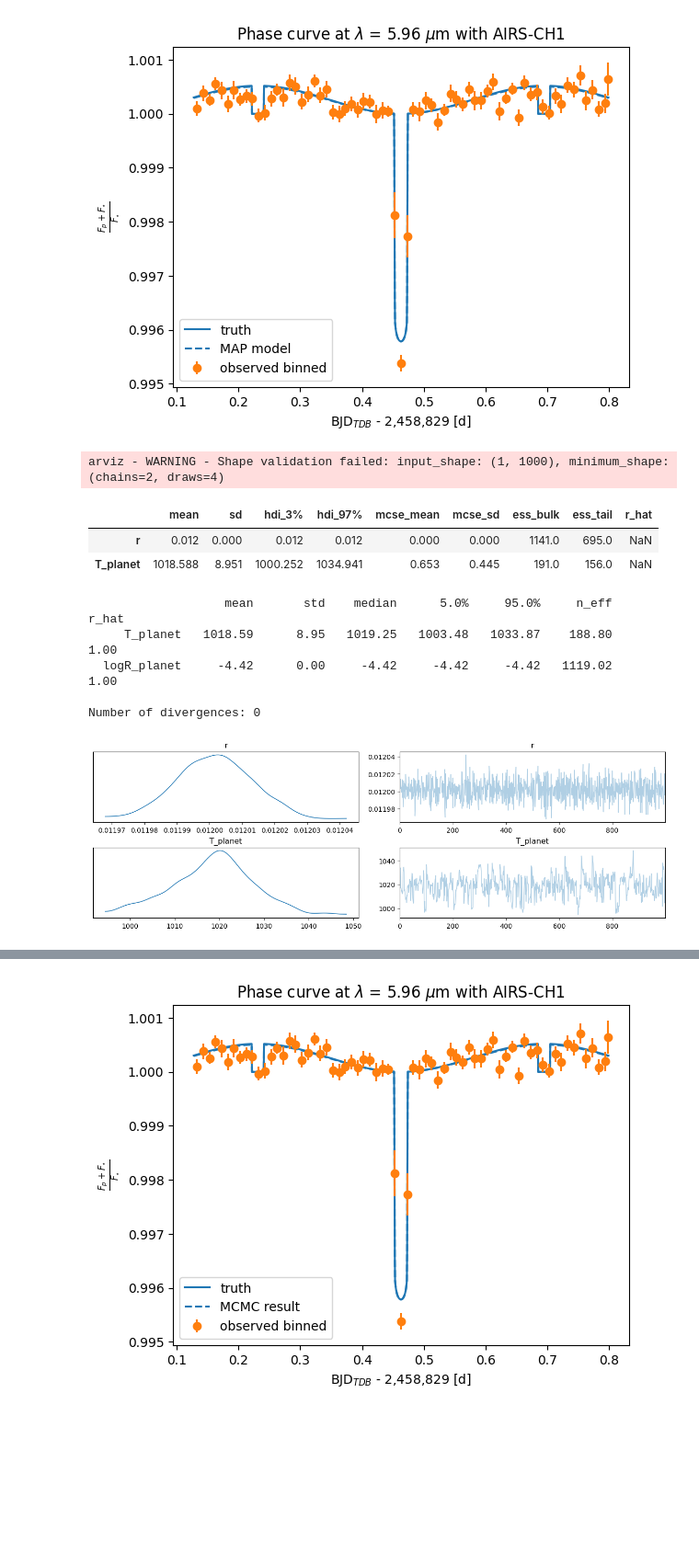
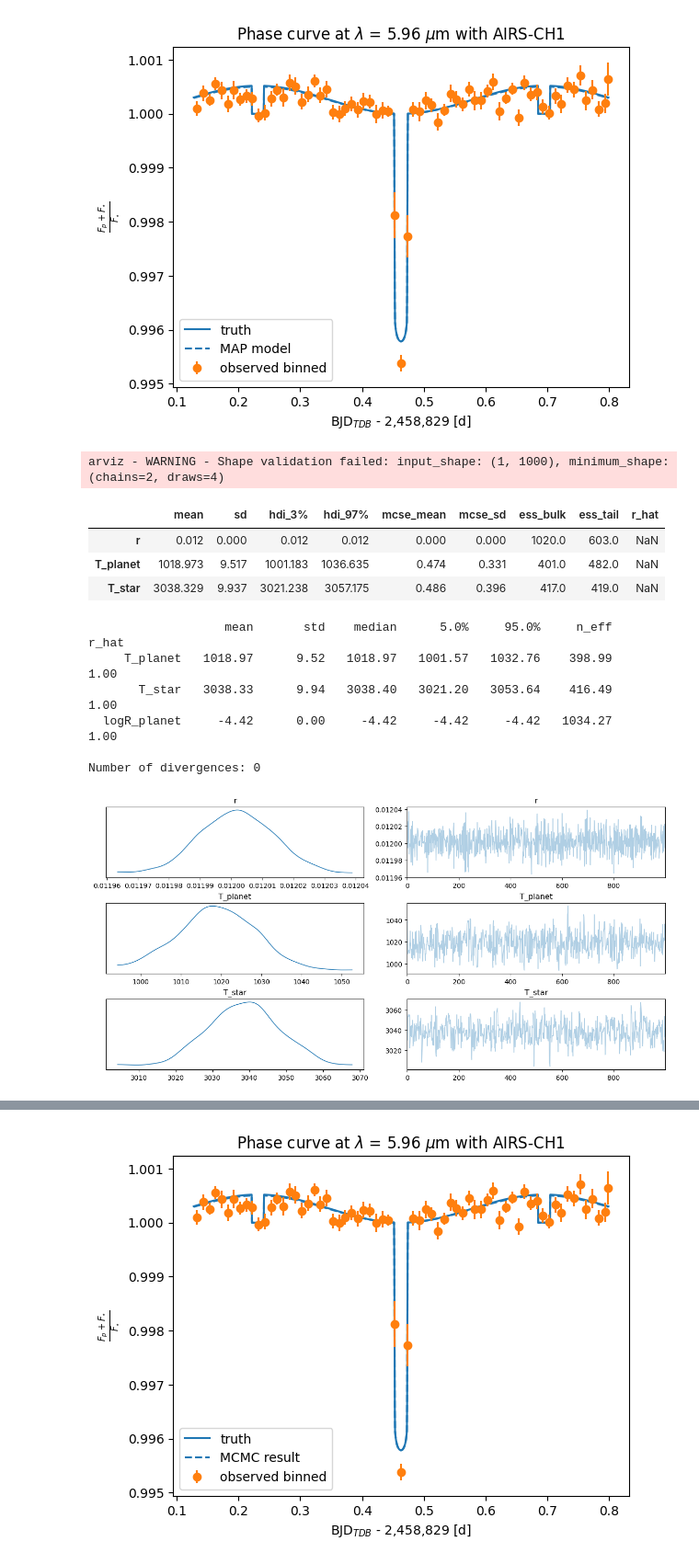
Before and after one commit to olwenrering/M2-LIU-Elsa, a Jupyter notebook: mcmc.ipynb, the cells around one changed output, grey strips where cells are left out. Shown at 92% size. Saved outputs shown, nothing was run; the diff lists cells and outputs as text; code cells hidden in the pictures; blank space fills up the shorter version.

Commit message:
added T_star as parameter

```diff
--- a/mcmc.ipynb
+++ b/mcmc.ipynb
@@ -308,10 +309,11 @@ R = df2['theta'][6]*R_star
 print(R)
 T_star = df2['theta'][1]
 T_planet = df2['theta'][8]
+print(T_planet)
 lamb=5.96
 uu = np.array([0.1, 0.06]) # Quadratic limb-darkening coefficients
 
-def light_curve_model(time, R, T_planet): # light_curve_model(time, time_transit, P, R_star, M_star, R, T_star, T_planet, uu)
+def light_curve_model(time, R, T_planet, T_star): # light_curve_model(time, time_transit, P, R_star, M_star, R, T_star, T_planet, uu)
     star = Central(radius=R_star, mass=M_star)
     planet = Body(radius=R, time_transit=time_transit, period=P)
     m = Surface(u=uu)
@@ -323,7 +325,7 @@ def light_curve_model(time, R, T_planet): # light_curve_model(time, time_transit
     return pc
 
 plt.figure()
-plt.plot(time, light_curve_model(time, R, T_planet))
+plt.plot(time, light_curve_model(time, R, T_planet, T_star))
 plt.errorbar(binned[0], binned[1], yerr=binned[2], fmt='o', label='observed binned')
 plt.title(rf'Phase curve at $\lambda$ = {lamb} $\mu$m with AIRS-CH1')
 plt.legend()
@@ -350,10 +353,10 @@ def model(t, yerr, y=None):
 
     """# The star mass
     logM = numpyro.sample("logM", numpyro.distributions.Normal(jnp.log(M_star), 0.1))
-    M = numpyro.deterministic("M", jnp.exp(logM))
+    M = numpyro.deterministic("M", jnp.exp(logM))"""
 
     # The star temperature
-    T_star_prior = numpyro.sample("T_star", numpyro.distributions.Normal(T_star, 100))"""
+    T_star_prior = numpyro.sample("T_star", numpyro.distributions.Normal(T_star, 10))
 
     # The planet temperature
     T_planet_prior = numpyro.sample("T_planet", numpyro.distributions.Normal(T_planet, 10))
@@ -362,7 +365,7 @@ def model(t, yerr, y=None):
     u_prior = numpyro.sample("u", numpyro_ext.distributions.QuadLDParams())"""
 
     # The orbit and light curve
-    y_pred = light_curve_model(time, r, T_planet_prior)
+    y_pred = light_curve_model(time, r, T_planet_prior, T_star_prior)
 
     # Let's track the light curve
     numpyro.deterministic("light_curve", y_pred)
@@ -414,7 +417,7 @@ elif init_param_method == "true_values":
         #"logP": jnp.log(P),
         "logR": jnp.log(R),
         #"logM": jnp.log(M_star),
-        #"T_star" : float(T_star),
+        "T_star" : float(T_star),
         "T_planet" : float(T_planet),
         #"u": uu,
     }
@@ -469,30 +473,32 @@ sampler.run(jax.random.PRNGKey(1), time, yerr, y=observed)
 # %%
 inf_data = az.from_numpyro(sampler)
 samples = sampler.get_samples()
-az.summary(inf_data, var_names=["r", "T_planet"])
+az.summary(inf_data, var_names=["r", "T_planet", "T_star"])
 # %% [output]
 arviz - WARNING - Shape validation failed: input_shape: (1, 1000), minimum_shape: (chains=2, draws=4)
 |  | mean | sd | hdi_3% | hdi_97% | mcse_mean | mcse_sd | ess_bulk | ess_tail | r_hat |
-| r | 0.012 | 0.000 | 0.012 | 0.012 | 0.000 | 0.000 | 1141.0 | 695.0 | NaN |
-| T_planet | 1018.588 | 8.951 | 1000.252 | 1034.941 | 0.653 | 0.445 | 191.0 | 156.0 | NaN |
+| r | 0.012 | 0.000 | 0.012 | 0.012 | 0.000 | 0.000 | 1020.0 | 603.0 | NaN |
+| T_planet | 1018.973 | 9.517 | 1001.183 | 1036.635 | 0.474 | 0.331 | 401.0 | 482.0 | NaN |
+| T_star | 3038.329 | 9.937 | 3021.238 | 3057.175 | 0.486 | 0.396 | 417.0 | 419.0 | NaN |
 # %%
-# There's also a method to obtain similar results to `az.summary` but directly
-# as a method with the MCMC sampler. It also gives us the number of divergences.
+#There's also a method to obtain similar results to `az.summary` but directly
+#as a method with the MCMC sampler. It also gives us the number of divergences.
 sampler.print_summary()
 # %% [output]
                    mean       std    median      5.0%     95.0%     n_eff     r_hat
-     T_planet   1018.59      8.95   1019.25   1003.48   1033.87    188.80      1.00
-  logR_planet     -4.42      0.00     -4.42     -4.42     -4.42   1119.02      1.00
+     T_planet   1018.97      9.52   1018.97   1001.57   1032.76    398.99      1.00
+       T_star   3038.33      9.94   3038.40   3021.20   3053.64    416.49      1.00
+  logR_planet     -4.42      0.00     -4.42     -4.42     -4.42   1034.27      1.00
 
 Number of divergences: 0
 # %%
 _ = az.plot_trace(
     inf_data,
-    var_names=["r", "T_planet"],
+    var_names=["r", "T_planet", "T_star"],
     backend_kwargs={"constrained_layout": True},
 )
 # %% [output]
-[figure, old version]
+[figure, new version]
 # %%
 fig = plt.figure(figsize=(12, 12))
 _ = corner.corner(
```
Also changed, not shown: parts of 7 cells of this notebook.
